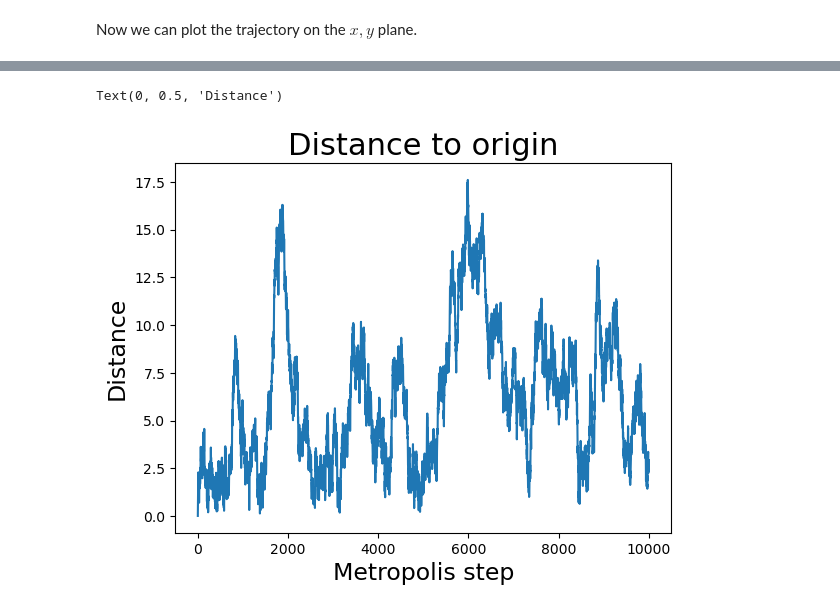
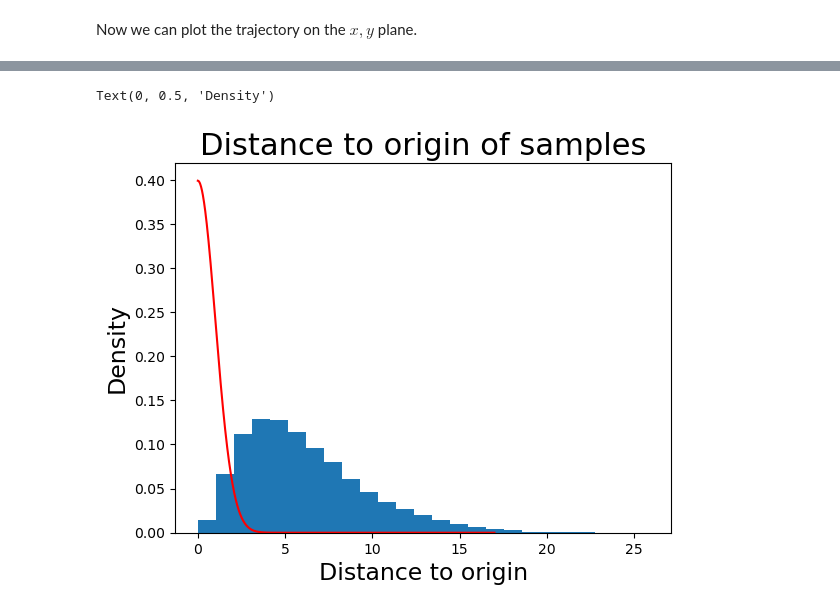
Before and after one commit to BertDepoorter/Monte-Carlo-Methods, a Jupyter notebook: Exercises_1_to_4.ipynb, the cells around one changed output, grey strips where cells are left out. Cells and saved outputs as stored; diff of their text form; code cells hidden in the pictures.

Commit message:
Making figures

```diff
--- a/Exercises_1_to_4.ipynb
+++ b/Exercises_1_to_4.ipynb
@@ -521,10 +521,10 @@ def acceptance_rate(r_new, r_old):
     else:
         return np.exp(-distance/2)
 # %%
-N = 1E4
+N = 1E6
 r_initial_origin = np.array([0,0,0])
 
-h = 1
+h = 0.1
 n = 0
 
 # keep track of all positions
@@ -563,3 +563,17 @@ while n<N-1:
         positions_x[n] += r_old[0]
         positions_y[n] += r_old[1]
         positions_z[n] += r_old[2]
+
+fig, ax = plt.subplots(1,1, figsize=(8,8))
+
+ax.set_xlabel('x-position', fontsize=17)
+ax.set_ylabel('y-position', fontsize=17)
+ax.set_title('Metropolis xy-trajectory', fontsize=22)
+ax.plot(positions_x, positions_y, color='gray', alpha=0.5, label='Trajectory')
+ax.scatter(positions_x, positions_y, color='red', marker='o', s=6, label='Sampled positions')
+ax.scatter(positions_x[-1], positions_y[-1], color='black', marker='o', s=100, label='Endpoint')
+ax.scatter(positions_x[0], positions_y[0], color='blue', marker='o', s=100, label='Starting point')
+ax.grid()
+ax.legend()
+fig.savefig('Plots/ex4MC_trajectory_h='+str(h)+'_origin.png', dpi=300)
+plt.tight_layout()
@@ -581,11 +823,55 @@ plt.tight_layout()
 # %%
 # Plot the distance to the center.
+N = 1E6
+r_initial_origin = np.array([0,0,0])
+
+h = 1
+n = 0
+
+# keep track of all positions
+positions_x = np.zeros(int(N))
+positions_y = np.zeros(int(N))
+positions_z = np.zeros(int(N))
+
+positions_x += r_initial_origin[0]
+positions_y += r_initial_origin[1]
+positions_z += r_initial_origin[2]
+
+while n<N-1:
+    # Generate step from W_h
+    delta_x = np.random.uniform(-h/2, h/2, 1)
+    delta_y = np.random.uniform(-h/2, h/2, 1)
+    delta_z = np.random.uniform(-h/2, h/2, 1)
+    delta = np.array([delta_x, delta_y, delta_z]).flatten()
+
+    #get new and old positions
+    x_old = positions_x[n]
+    y_old = positions_y[n]
+    z_old = positions_z[n]
+
+    r_old = np.array([x_old, y_old, z_old]).flatten()
+    r_new = np.add(r_old, delta)
+
+    # Metropolis algorithm
+    u = np.random.uniform(0, 1, 1)
+    A = acceptance_rate(r_new, r_old)
+    n += 1
+    if u < A:
+        positions_x[n] += r_new[0]
+        positions_y[n] += r_new[1]
+        positions_z[n] += r_new[2]
+    else:
+        positions_x[n] += r_old[0]
+        positions_y[n] += r_old[1]
+        positions_z[n] += r_old[2]
 
 distances = np.sqrt(positions_x**2+ positions_y**2 + positions_z**2)
-plt.plot(distances)
-plt.title('Distance to origin', fontsize=22)
-plt.xlabel('Metropolis step', fontsize=17)
-plt.ylabel('Distance', fontsize=17)
+plt.hist(distances, 25, label='Distance to origin', density=True)
+r = np.linspace(0, 17, 1000)
+plt.plot(r, np.exp(-r**2/2)/np.sqrt(2*np.pi), color='red', label='Analytical model')
+plt.title('Distance to origin of samples', fontsize=22)
+plt.xlabel('Distance to origin', fontsize=17)
+plt.ylabel('Density', fontsize=17)
 # %% [output]
-Text(0, 0.5, 'Distance')
+Text(0, 0.5, 'Density')
-[figure, old version]
+[figure, new version]
```
Also changed, not shown: parts of 3 cells of this notebook, 5 other files.
